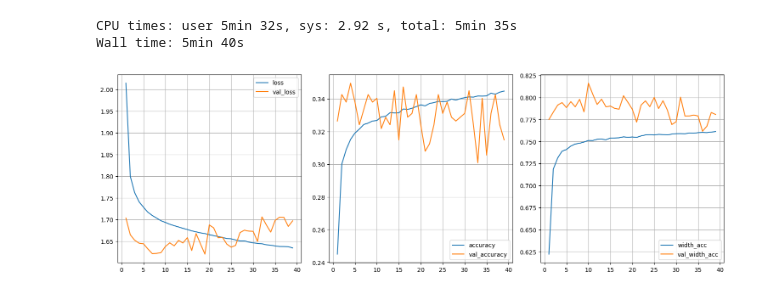
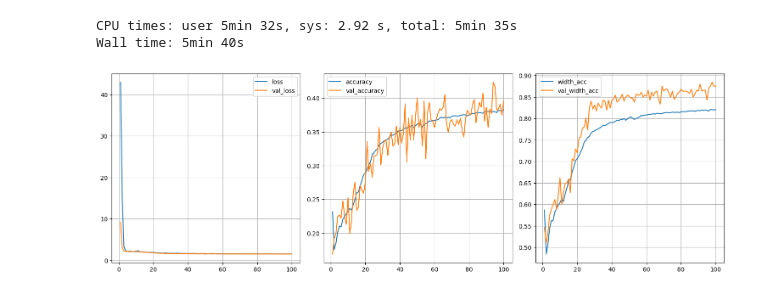
Before and after one commit to tbuelles/PicML, a Jupyter notebook: ipynb/PicML.ipynb, the cells around one changed output. Cells and saved outputs as stored; diff of their text form; code cells hidden in the pictures.

Commit message:
normalize, lr decay

```diff
--- a/ipynb/PicML.ipynb
+++ b/ipynb/PicML.ipynb
@@ -187,6 +187,12 @@ def width_acc(y_val, y_pred, width=1):
     res = tf.math.count_nonzero(K.less_equal(diff, width))
     return int(res) / int(tf.shape(y_pred)[0])
 
+# Plot Learning Rate Decay
+def get_lr_metric(optimizer):
+    def lr(y_true, y_pred):
+        return optimizer._decayed_lr(tf.float32)
+    return lr
+
 def cnn_model(input_shape, lr=1e-3):
     model = Sequential()
     model.add(Conv2D(128, 3, activation=act_fn, input_shape=input_shape))
@@ -197,21 +203,25 @@ def cnn_model(input_shape, lr=1e-3):
     model.compile(optimizer=Adam(learning_rate=lr), loss="categorical_crossentropy", metrics=["accuracy"])
     return model
 
-def mlp_model(input_shape, units_list=[64, 64, 64, 64], lr=1e-3):
+def mlp_model(input_shape, units_list=[64, 64, 64, 64], lr=1e-1, decay=1e-3):
     model = Sequential()
+    optimizer = Adam(learning_rate=lr, decay=decay)
+    metrics = ["accuracy", width_acc]
+    # metrics.append(keras.metrics.TopKCategoricalAccuracy(k=2)
+    # metrics.append(get_lr_metric(optimizer))
     model.add(Input(shape=input_shape))
     for units in units_list:
         model.add(Dense(units=units, activation=act_fn))
         # model.add(Dropout(0.1))
     model.add(Dense(NUM_CLASSES, activation="softmax"))
-    model.compile(optimizer=Adam(learning_rate=lr),
+    model.compile(optimizer=optimizer,
                   loss="categorical_crossentropy",
-                  metrics=["accuracy", width_acc])
+                  metrics=metrics)
     return model
 
-def train_model(model, data, batch_size=64, epochs=100, lr=1e-3):
+def train_model(model, data, batch_size=64, epochs=100):
     histories = []
-    callbacks_list = [PlotLearning(), EarlyStopping(monitor="val_loss", patience=20, verbose=1)]
+    callbacks_list = [PlotLearning(), EarlyStopping(monitor="val_loss", patience=30, verbose=1)]
     print(model.summary())
     hist = model.fit(X_train, y_train, validation_data=(X_val, y_val),
                         batch_size=batch_size, epochs=epochs,
@@ -219,11 +229,12 @@ def train_model(model, data, batch_size=64, epochs=100, lr=1e-3):
     histories.append(hist.history)
     return model, histories
 # %%
-batch_size, epochs, lr = 256, 100, 1e-3
+batch_size, epochs = 512, 100
+lr, decay = 1e-1, 1e-3
 units_list = [64] * 4
 data = prep_data((train["norm"], val["norm"], train["pic"], val["pic"]))
 input_shape = (MAX_PLUECKER_LEN,)
-model = mlp_model(input_shape=input_shape, units_list=units_list)
-model, histories = train_model(model, data, batch_size=batch_size, epochs=epochs, lr=lr)
+model = mlp_model(input_shape=input_shape, units_list=units_list, lr=lr, decay=decay)
+model, histories = train_model(model, data, batch_size=batch_size, epochs=epochs)
 # %% [output]
-[figure, old version]
+[figure, new version]
```
Also changed, not shown: parts of 1 cell of this notebook, 1 other file.
